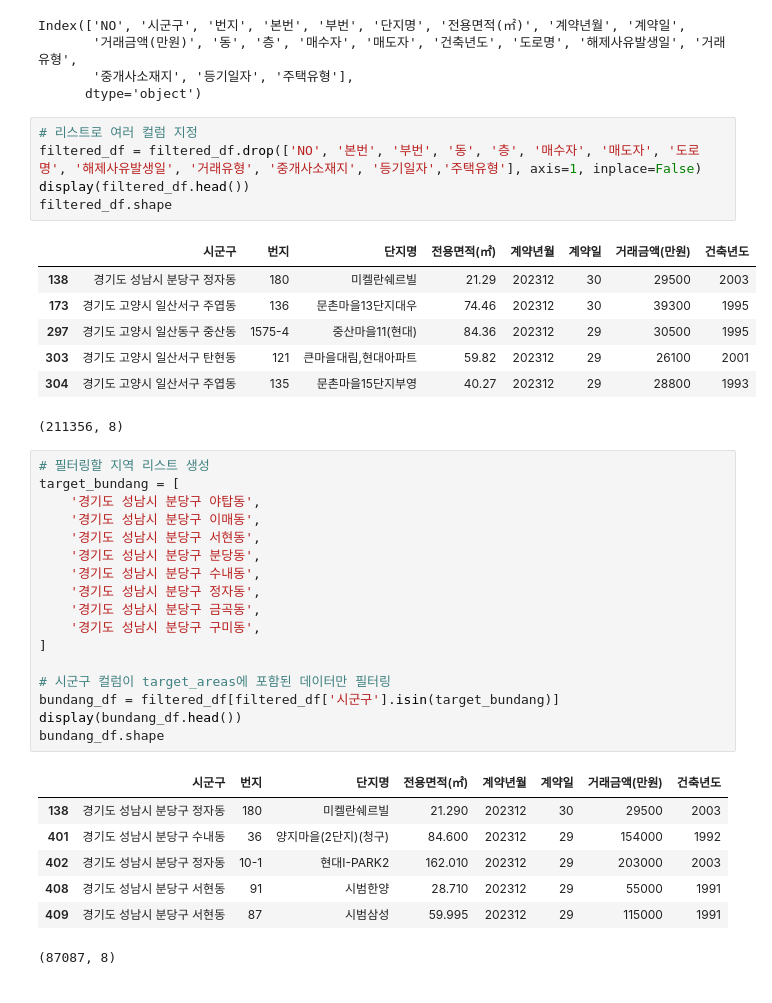
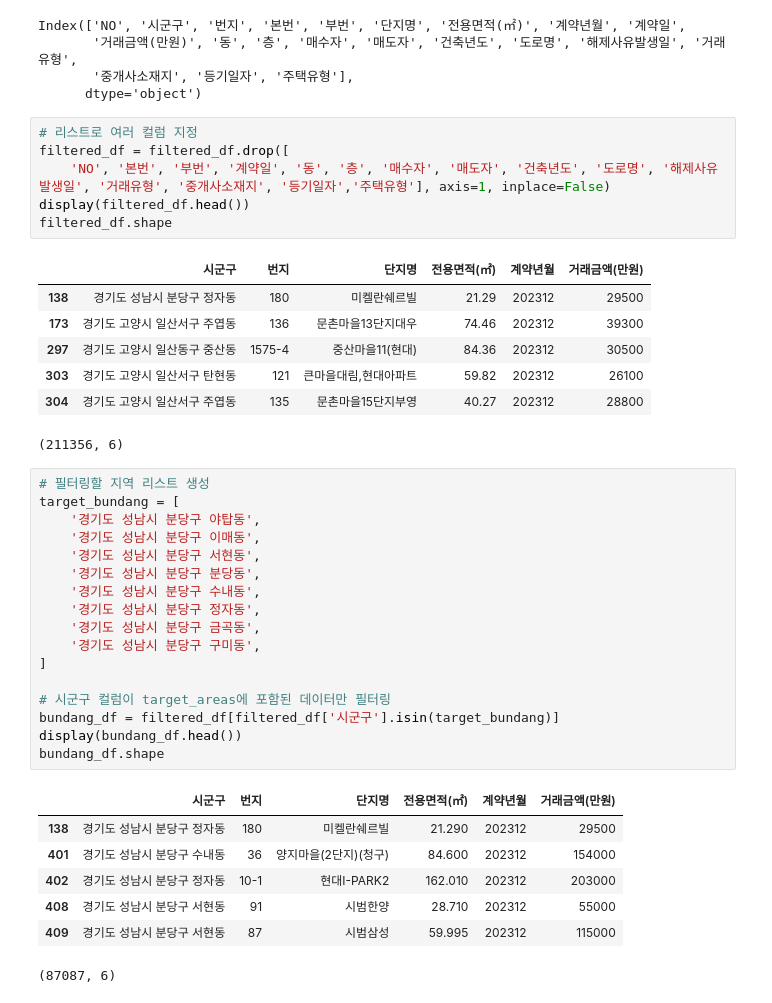
Before and after one commit to SnapishAgent/Ilsan-Investment-Insight, a Jupyter notebook: 아파트 실거래가/apt_price.ipynb, the cells around one changed output. Saved outputs shown, nothing was run; the diff lists cells and outputs as text.

```diff
--- a/아파트 실거래가/apt_price.ipynb
+++ b/아파트 실거래가/apt_price.ipynb
@@ -139,17 +142,18 @@ Index(['NO', '시군구', '번지', '본번', '부번', '단지명', '전용면
       dtype='object')
 # %%
 # 리스트로 여러 컬럼 지정
-filtered_df = filtered_df.drop(['NO', '본번', '부번', '동', '층', '매수자', '매도자', '도로명', '해제사유발생일', '거래유형', '중개사소재지', '등기일자','주택유형'], axis=1, inplace=False)
+filtered_df = filtered_df.drop([
+    'NO', '본번', '부번', '계약일', '동', '층', '매수자', '매도자', '건축년도', '도로명', '해제사유발생일', '거래유형', '중개사소재지', '등기일자','주택유형'], axis=1, inplace=False)
 display(filtered_df.head())
 filtered_df.shape
 # %% [output]
-|  | 시군구 | 번지 | 단지명 | 전용면적(㎡) | 계약년월 | 계약일 | 거래금액(만원) | 건축년도 |
-| 138 | 경기도 성남시 분당구 정자동 | 180 | 미켈란쉐르빌 | 21.29 | 202312 | 30 | 29500 | 2003 |
-| 173 | 경기도 고양시 일산서구 주엽동 | 136 | 문촌마을13단지대우 | 74.46 | 202312 | 30 | 39300 | 1995 |
-| 297 | 경기도 고양시 일산동구 중산동 | 1575-4 | 중산마을11(현대) | 84.36 | 202312 | 29 | 30500 | 1995 |
-| 303 | 경기도 고양시 일산서구 탄현동 | 121 | 큰마을대림,현대아파트 | 59.82 | 202312 | 29 | 26100 | 2001 |
-| 304 | 경기도 고양시 일산서구 주엽동 | 135 | 문촌마을15단지부영 | 40.27 | 202312 | 29 | 28800 | 1993 |
+|  | 시군구 | 번지 | 단지명 | 전용면적(㎡) | 계약년월 | 거래금액(만원) |
+| 138 | 경기도 성남시 분당구 정자동 | 180 | 미켈란쉐르빌 | 21.29 | 202312 | 29500 |
+| 173 | 경기도 고양시 일산서구 주엽동 | 136 | 문촌마을13단지대우 | 74.46 | 202312 | 39300 |
+| 297 | 경기도 고양시 일산동구 중산동 | 1575-4 | 중산마을11(현대) | 84.36 | 202312 | 30500 |
+| 303 | 경기도 고양시 일산서구 탄현동 | 121 | 큰마을대림,현대아파트 | 59.82 | 202312 | 26100 |
+| 304 | 경기도 고양시 일산서구 주엽동 | 135 | 문촌마을15단지부영 | 40.27 | 202312 | 28800 |
-(211356, 8)
+(211356, 6)
 # %%
 # 필터링할 지역 리스트 생성
 target_bundang = [
@@ -168,13 +172,13 @@ bundang_df = filtered_df[filtered_df['시군구'].isin(target_bundang)]
 display(bundang_df.head())
 bundang_df.shape
 # %% [output]
-|  | 시군구 | 번지 | 단지명 | 전용면적(㎡) | 계약년월 | 계약일 | 거래금액(만원) | 건축년도 |
-| 138 | 경기도 성남시 분당구 정자동 | 180 | 미켈란쉐르빌 | 21.290 | 202312 | 30 | 29500 | 2003 |
-| 401 | 경기도 성남시 분당구 수내동 | 36 | 양지마을(2단지)(청구) | 84.600 | 202312 | 29 | 154000 | 1992 |
-| 402 | 경기도 성남시 분당구 정자동 | 10-1 | 현대I-PARK2 | 162.010 | 202312 | 29 | 203000 | 2003 |
-| 408 | 경기도 성남시 분당구 서현동 | 91 | 시범한양 | 28.710 | 202312 | 29 | 55000 | 1991 |
-| 409 | 경기도 성남시 분당구 서현동 | 87 | 시범삼성 | 59.995 | 202312 | 29 | 115000 | 1991 |
+|  | 시군구 | 번지 | 단지명 | 전용면적(㎡) | 계약년월 | 거래금액(만원) |
+| 138 | 경기도 성남시 분당구 정자동 | 180 | 미켈란쉐르빌 | 21.290 | 202312 | 29500 |
+| 401 | 경기도 성남시 분당구 수내동 | 36 | 양지마을(2단지)(청구) | 84.600 | 202312 | 154000 |
+| 402 | 경기도 성남시 분당구 정자동 | 10-1 | 현대I-PARK2 | 162.010 | 202312 | 203000 |
+| 408 | 경기도 성남시 분당구 서현동 | 91 | 시범한양 | 28.710 | 202312 | 55000 |
+| 409 | 경기도 성남시 분당구 서현동 | 87 | 시범삼성 | 59.995 | 202312 | 115000 |
-(87087, 8)
+(87087, 6)
 # %%
 # 필터링할 지역 리스트 생성
 target_goyang = [
```
Also changed, not shown: parts of 2 cells of this notebook, 2 other files.
